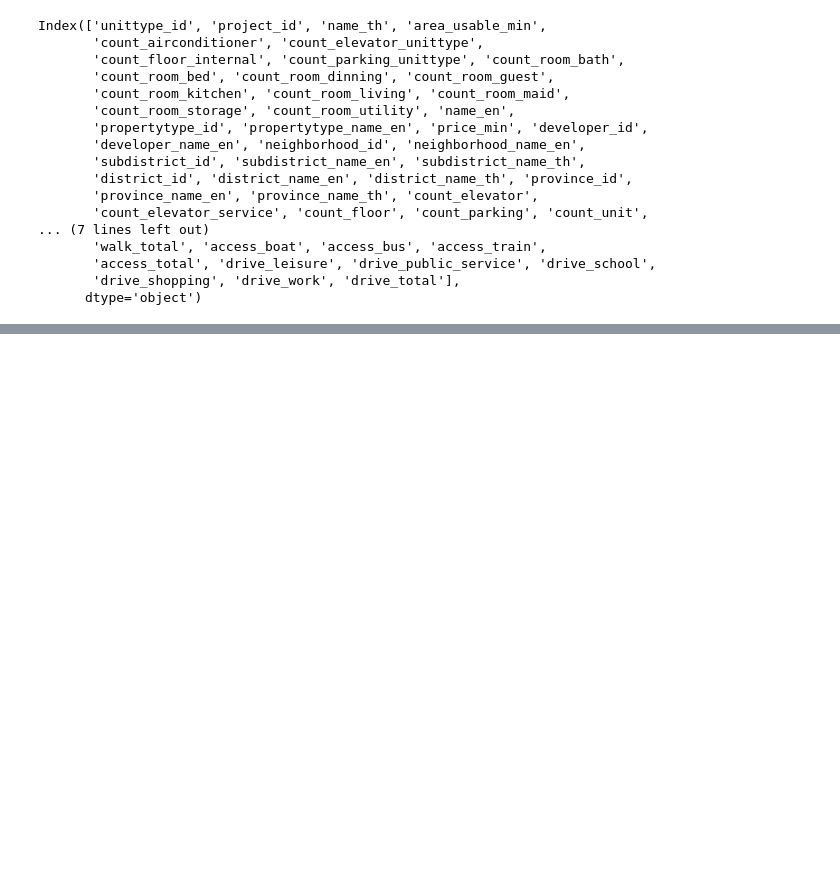
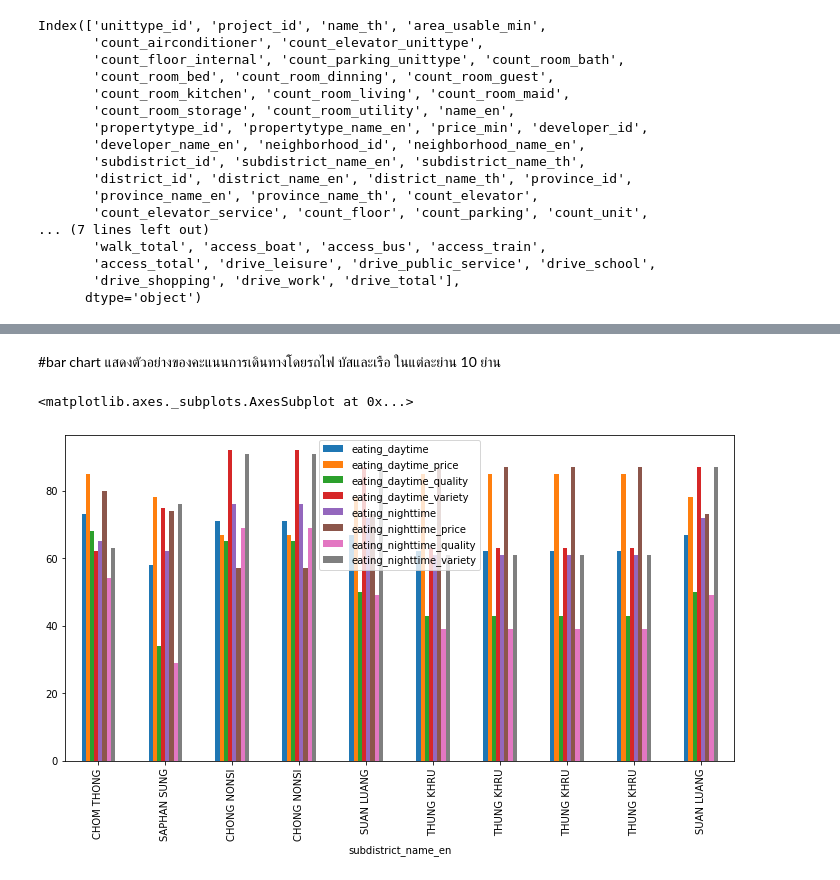
Before and after one commit to bunnybbear/BasicProg_DataViz65, a Jupyter notebook: Project.ipynb, the cells around one changed output, grey strips where cells are left out. Cells and saved outputs as stored; diff of their text form; code cells hidden in the pictures; blank space fills up the shorter version.

```diff
--- a/Project.ipynb
+++ b/Project.ipynb
@@ -882 +882,3 @@ Eating
+# %%
+EB = Eating.head(10)
 # %%
@@ -904,3 +925,10 @@ LV
+# %% [markdown]
+#bar chart แสดงตัวอย่างของคะแนนการเดินทางโดยรถไฟ บัสและเรือ ในแต่ละย่าน 10 ย่าน
 # %%
 import matplotlib
 matplotlib.rcParams['figure.figsize']=[12,6]
+# %%
+EB.plot(kind='bar',x='subdistrict_name_en')
+# %% [output]
+<matplotlib.axes._subplots.AxesSubplot at 0x...>
+[figure, added]
```
Also changed, not shown: parts of 10 cells of this notebook.
